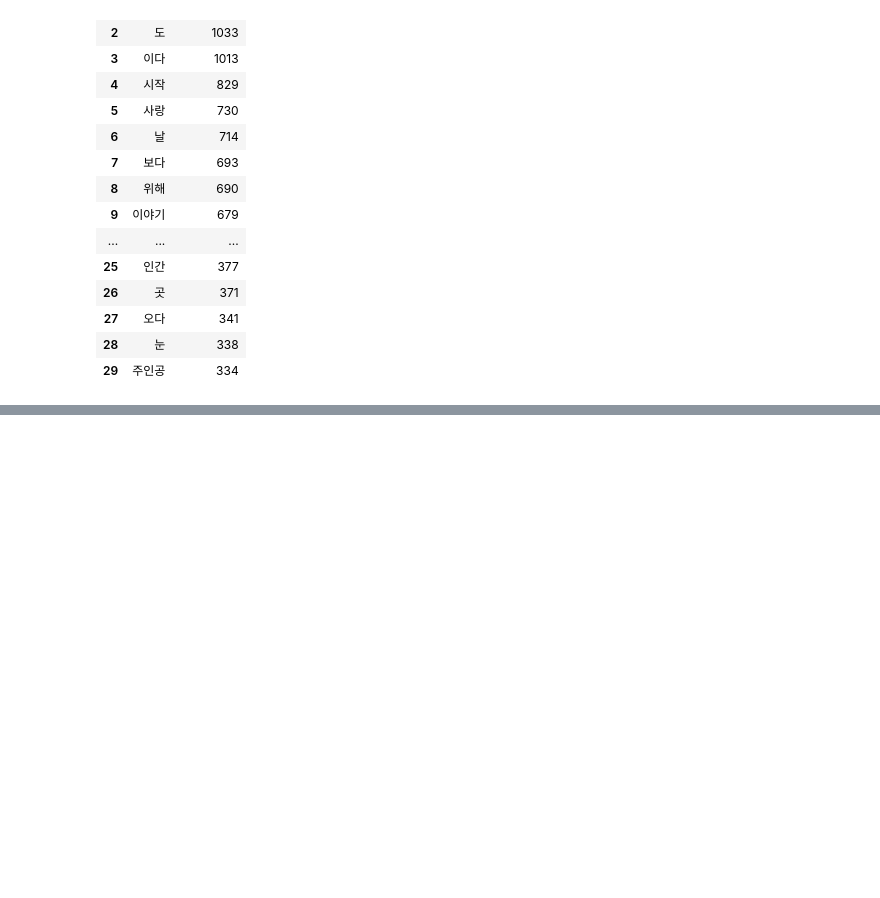
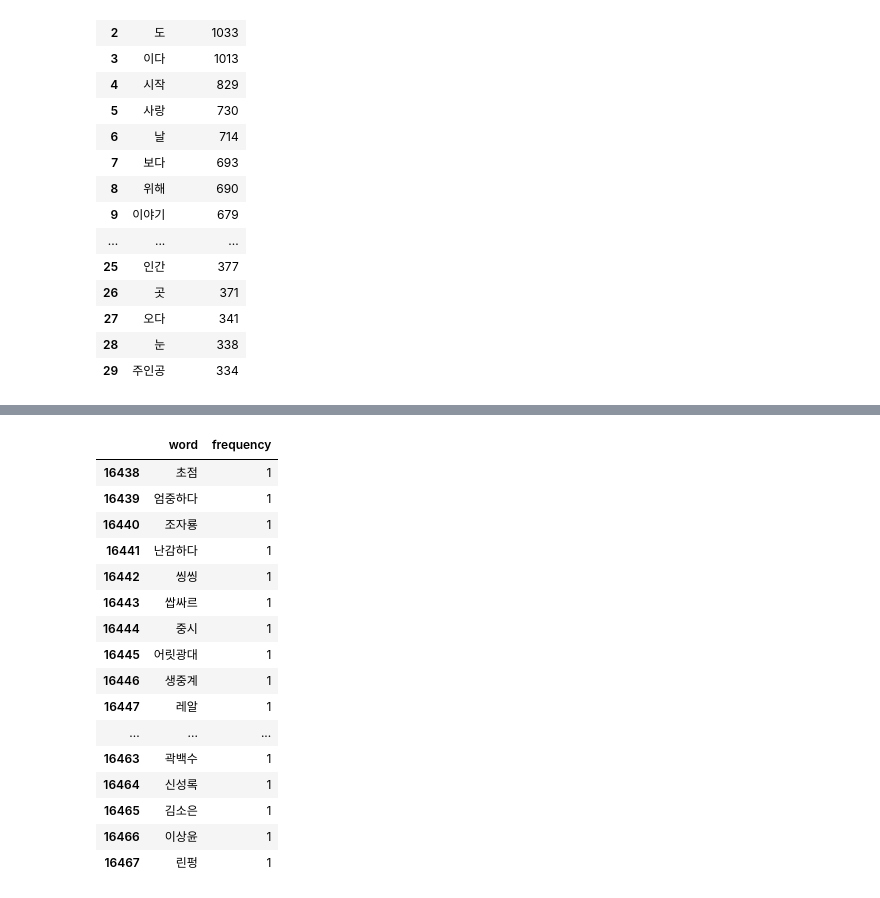
Before and after one commit to ujaei21/final_project, a Jupyter notebook: drop_duplicate.ipynb, the cells around one changed output, grey strips where cells are left out. Cells and saved outputs as stored; diff of their text form; code cells hidden in the pictures; blank space fills up the shorter version.

```diff
--- a/drop_duplicate.ipynb
+++ b/drop_duplicate.ipynb
@@ -170,3 +174,10 @@ new_word.iloc[:30]
 | 27 | 오다 | 341 |
 | 28 | 눈 | 338 |
 | 29 | 주인공 | 334 |
+# %%
+new_stop=['은','는','도','고','이다','고','다','못','게','주인공']
+# %%
+text = []
+for word in new_word.word:
+    if word not in new_stop:
+        text.append(word)
@@ -172,0 +204,24 @@ new_word.iloc[:30]
+# %%
+df1 = pd.DataFrame(text,columns=['word'])
+# %%
+word_list=pd.merge(df,df1,on='word')
+# %%
+word_list.tail(30)
+# %% [output]
+|  | word | frequency |
+| 16438 | 초점 | 1 |
+| 16439 | 엄중하다 | 1 |
+| 16440 | 조자룡 | 1 |
+| 16441 | 난감하다 | 1 |
+| 16442 | 씽씽 | 1 |
+| 16443 | 쌉싸르 | 1 |
+| 16444 | 중시 | 1 |
+| 16445 | 어릿광대 | 1 |
+| 16446 | 생중계 | 1 |
+| 16447 | 레알 | 1 |
+| ... | ... | ... |
+| 16463 | 곽백수 | 1 |
+| 16464 | 신성록 | 1 |
+| 16465 | 김소은 | 1 |
+| 16466 | 이상윤 | 1 |
+| 16467 | 린펑 | 1 |
```
Also changed, not shown: parts of 10 cells of this notebook, 1 other file.
